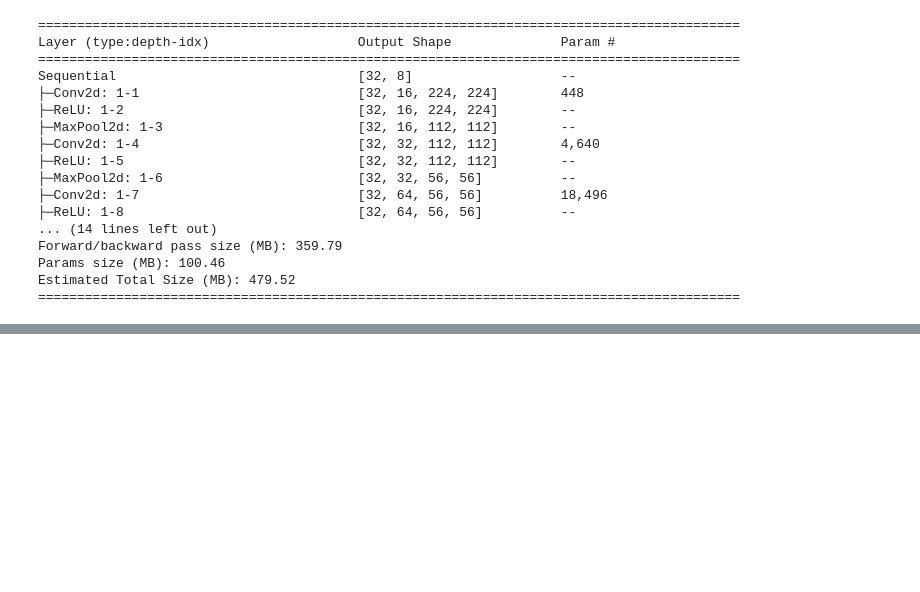
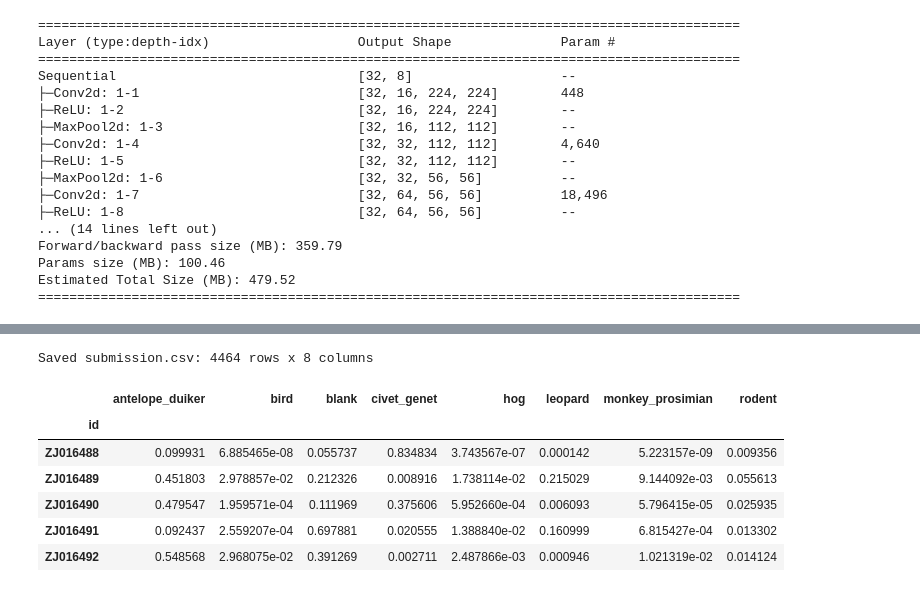
Before and after one commit to amuhammed005/conservision-wildlife-classifier, a Jupyter notebook: conservision-wildlife-classifier.ipynb, the cells around one changed output, grey strips where cells are left out. Cells and saved outputs as stored; diff of their text form; code cells hidden in the pictures; blank space fills up the shorter version.

```diff
--- a/conservision-wildlife-classifier.ipynb
+++ b/conservision-wildlife-classifier.ipynb
@@ -318,0 +744,40 @@ Estimated Total Size (MB): 479.52
+# %%
+class ConserVisionTestDataset(Dataset):
+    def __init__(self, features_df, data_dir, transform=None):
+        self.features_df = features_df
+        self.data_dir = data_dir
+        self.transform = transform
+
+    def __len__(self):
+        return len(self.features_df)
+
+    def __getitem__(self, idx):
+        img_id = self.features_df.index[idx]
+        path = os.path.join(self.data_dir, self.features_df.loc[img_id, "filepath"])
+        image = Image.open(path).convert("RGB")
+        if self.transform:
+            image = self.transform(image)
+        return image, img_id
+
+test_dataset = ConserVisionTestDataset(test_features, DATA_DIR, transform=transform_norm)
+test_loader = DataLoader(test_dataset, batch_size=64, shuffle=False)
+# %%
+probs = predict_proba(model, test_loader, device)
+# %%
+submission_df = make_submission(
+    probs, test_features.index, species_labels,
+    out_path="submission.csv",
+    format_path=os.path.join(DATA_DIR, "submission_format.csv"),
+)
+# %% [output]
+Saved submission.csv: 4464 rows x 8 columns
+# %%
+submission_df.head()
+# %% [output]
+|  | antelope_duiker | bird | blank | civet_genet | hog | leopard | monkey_prosimian | rodent |
+| id |  |  |  |  |  |  |  |  |
+| ZJ016488 | 0.099931 | 6.885465e-08 | 0.055737 | 0.834834 | 3.743567e-07 | 0.000142 | 5.223157e-09 | 0.009356 |
+| ZJ016489 | 0.451803 | 2.978857e-02 | 0.212326 | 0.008916 | 1.738114e-02 | 0.215029 | 9.144092e-03 | 0.055613 |
+| ZJ016490 | 0.479547 | 1.959571e-04 | 0.111969 | 0.375606 | 5.952660e-04 | 0.006093 | 5.796415e-05 | 0.025935 |
+| ZJ016491 | 0.092437 | 2.559207e-04 | 0.697881 | 0.020555 | 1.388840e-02 | 0.160999 | 6.815427e-04 | 0.013302 |
+| ZJ016492 | 0.548568 | 2.968075e-02 | 0.391269 | 0.002711 | 2.487866e-03 | 0.000946 | 1.021319e-02 | 0.014124 |
```
Also changed, not shown: parts of 12 cells of this notebook.
